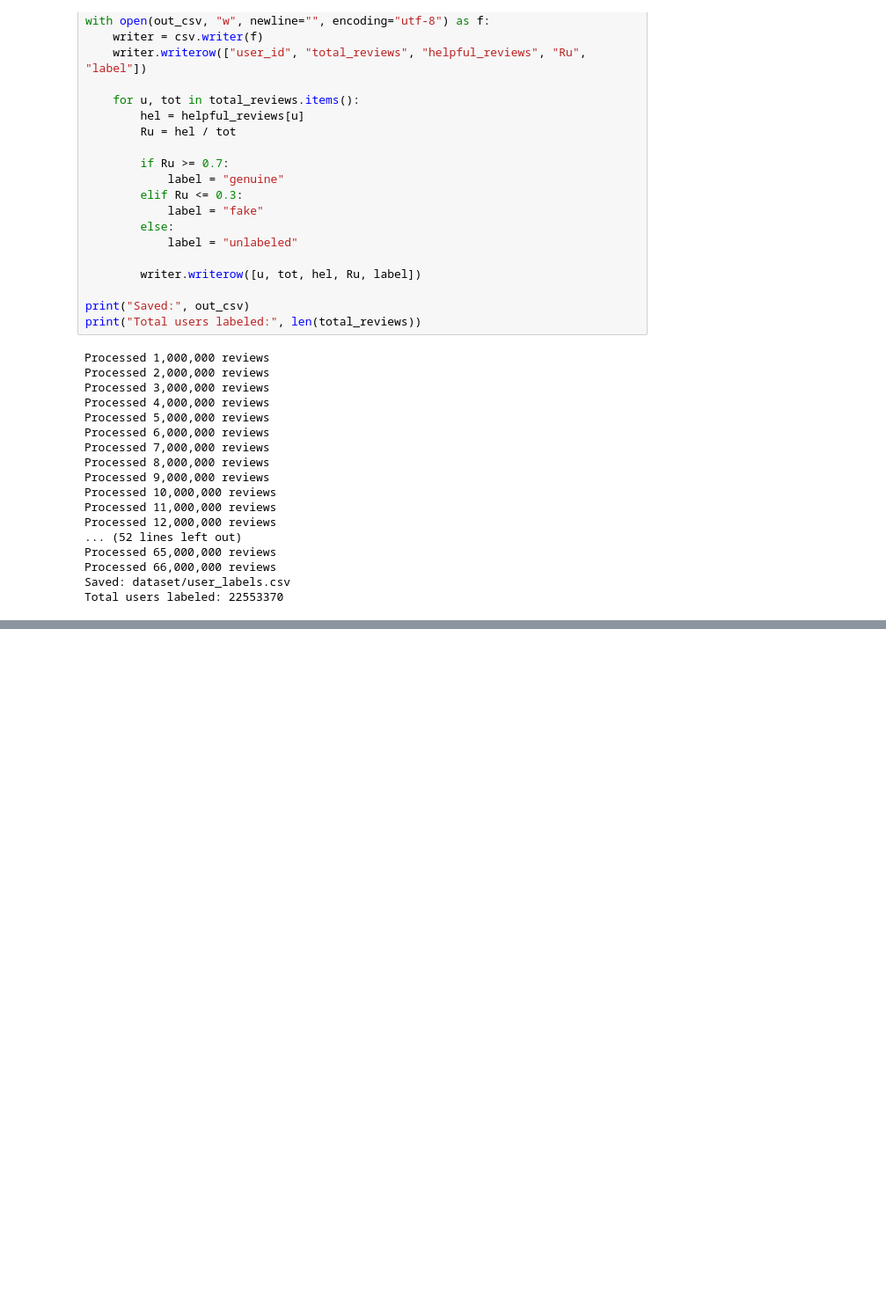
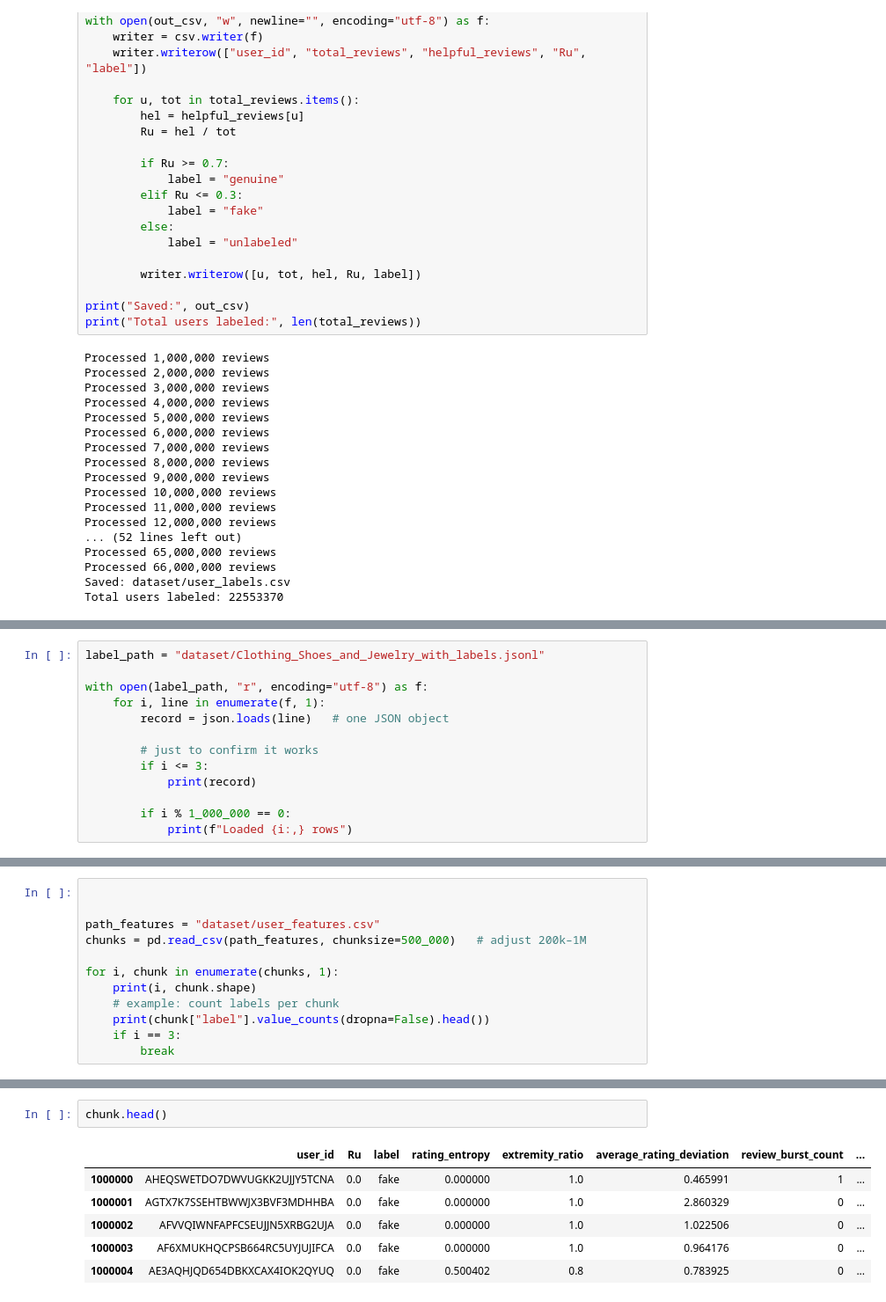
Before and after one commit to ishika28/Beyond-Binary-Fake-User-Detection-A-Credibility-Aware-Graph-based-Recommender-System, a Jupyter notebook: index.ipynb, the cells around one changed output, grey strips where cells are left out. Shown at 88% size. Cells and saved outputs as stored; diff of their text form; blank space fills up the shorter version.

```diff
--- a/index.ipynb
+++ b/index.ipynb
@@ -113,0 +179,13 @@ df_labels.head()
+# %%
+label_path = "dataset/Clothing_Shoes_and_Jewelry_with_labels.jsonl"
+
+with open(label_path, "r", encoding="utf-8") as f:
+    for i, line in enumerate(f, 1):
+        record = json.loads(line)   # one JSON object
+
+        # just to confirm it works
+        if i <= 3:
+            print(record)
+
+        if i % 1_000_000 == 0:
+            print(f"Loaded {i:,} rows")
@@ -113,0 +416,12 @@ df_labels.head()
+# %%
+
+
+path_features = "dataset/user_features.csv"
+chunks = pd.read_csv(path_features, chunksize=500_000)   # adjust 200k–1M
+
+for i, chunk in enumerate(chunks, 1):
+    print(i, chunk.shape)
+    # example: count labels per chunk
+    print(chunk["label"].value_counts(dropna=False).head())
+    if i == 3:
+        break
@@ -113,0 +447,9 @@ df_labels.head()
+# %%
+chunk.head()
+# %% [output]
+|  | user_id | Ru | label | rating_entropy | extremity_ratio | average_rating_deviation | review_burst_count | ... |
+| 1000000 | AHEQSWETDO7DWVUGKK2UJJY5TCNA | 0.0 | fake | 0.000000 | 1.0 | 0.465991 | 1 | ... |
+| 1000001 | AGTX7K7SSEHTBWWJX3BVF3MDHHBA | 0.0 | fake | 0.000000 | 1.0 | 2.860329 | 0 | ... |
+| 1000002 | AFVVQIWNFAPFCSEUJJN5XRBG2UJA | 0.0 | fake | 0.000000 | 1.0 | 1.022506 | 0 | ... |
+| 1000003 | AF6XMUKHQCPSB664RC5UYJUJIFCA | 0.0 | fake | 0.000000 | 1.0 | 0.964176 | 0 | ... |
+| 1000004 | AE3AQHJQD654DBKXCAX4IOK2QYUQ | 0.0 | fake | 0.500402 | 0.8 | 0.783925 | 0 | ... |
```
Also changed, not shown: parts of 7 cells of this notebook.
